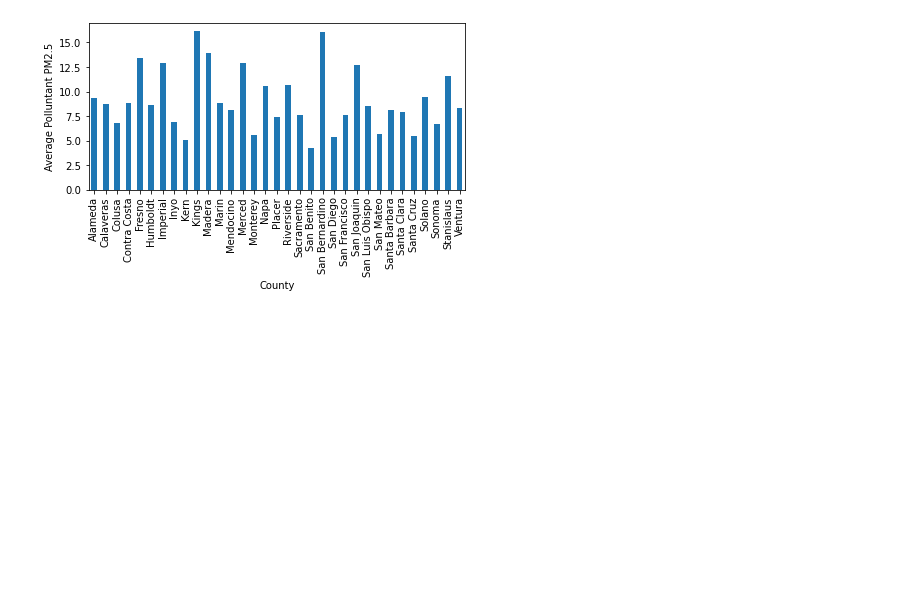
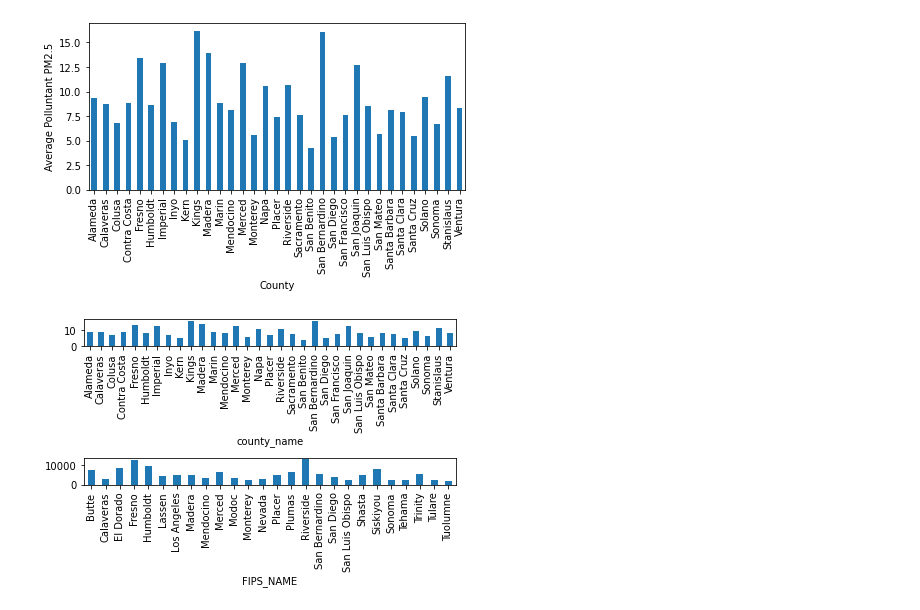
Before and after one commit to Jagjeet/fire-analysis-project, a Jupyter notebook: CorrelationOfCountiesAirAndFire2015.ipynb, the cells around one changed output. Cells and saved outputs as stored; diff of their text form; code cells hidden in the pictures; blank space fills up the shorter version.

Commit message:
updated analysis

```diff
--- a/CorrelationOfCountiesAirAndFire2015.ipynb
+++ b/CorrelationOfCountiesAirAndFire2015.ipynb
@@ -198,0 +294,13 @@ plt.show()
+# %%
+#Analysis - possible correlation of counties with worse air quality and fires
+#plot two counties side by side fire vs air quality
+
+fig, axes = plt.subplots(nrows=2, ncols=1)
+
+fire_size_sum.plot(ax = axes[1], kind='bar');
+filtered_air_group_mean.plot(ax = axes[0], kind='bar')
+
+
+plt.tight_layout()
+# %% [output]
+[figure, added]
```
Also changed, not shown: parts of 7 cells of this notebook, 1 other file.
